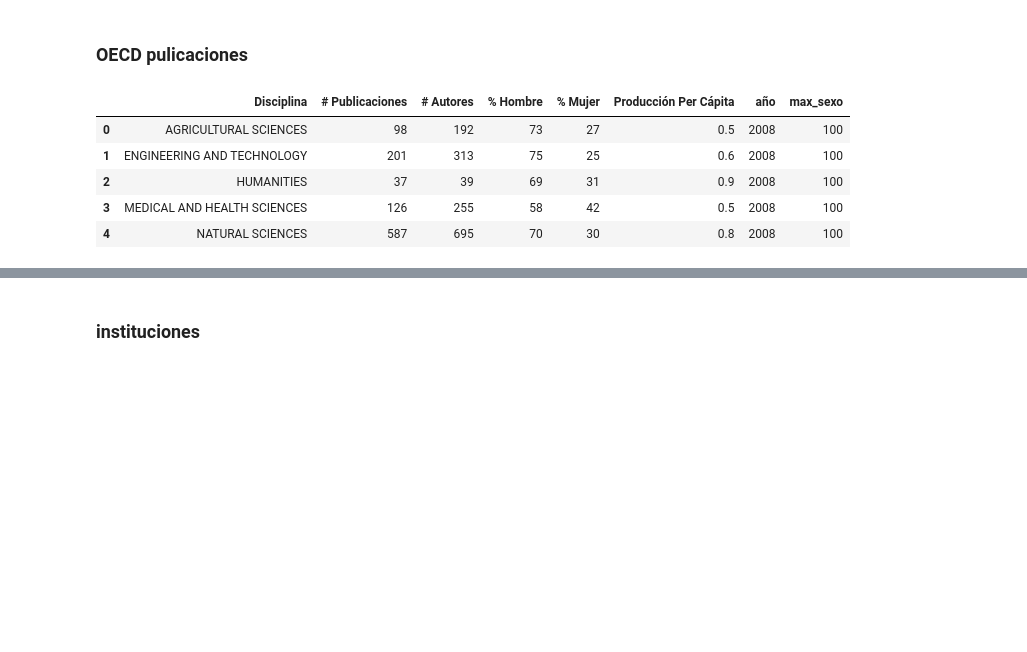
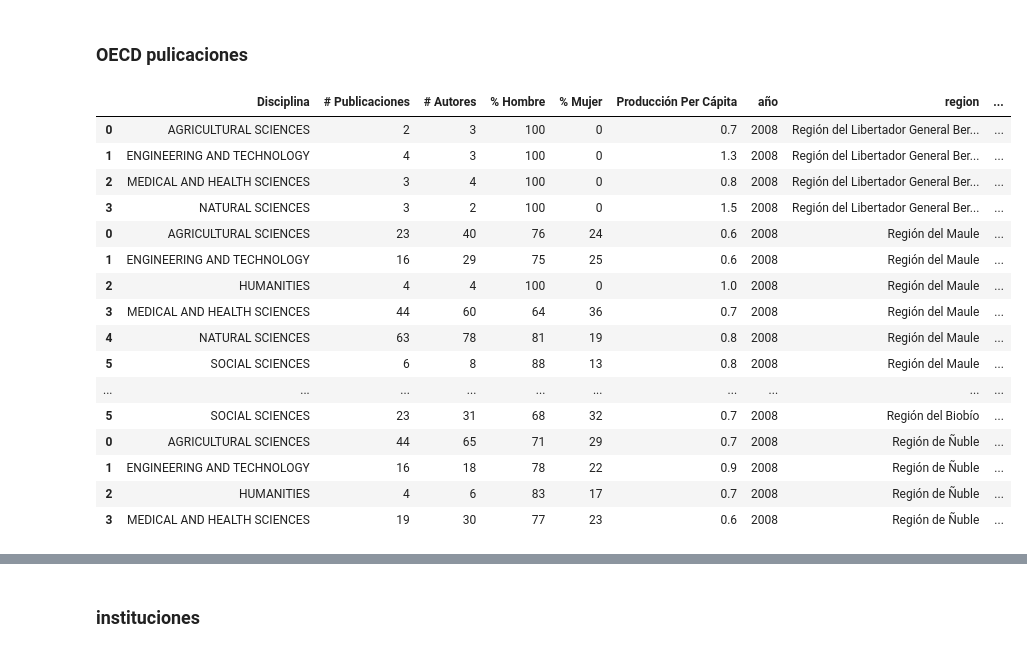
Before and after one commit to Nanocell-Lab/nodo_CTCI, a Jupyter notebook: 04_Investigación.ipynb, the cells around one changed output, grey strips where cells are left out. Drawn from its saved outputs; the diff is of its cells as text; code cells hidden in the pictures; blank space fills up the shorter version.

```diff
--- a/04_Investigación.ipynb
+++ b/04_Investigación.ipynb
@@ -84,10 +84,10 @@ pd_long
 
 ### Datos concatenads al scrapear individualmente por año.
 # %%
-datos_region = pd.read_csv("data/DataCiencia_reporteRegion_sur.csv",index_col=0)
-datos_oecd = pd.read_csv("data/DataCiencia_reporteOECD_sur.csv",index_col=0)
-datos_wos = pd.read_csv("data/DataCiencia_reporteWoS_sur.csv",index_col=0)
-datos_inst = pd.read_csv("data/DataCiencia_reporteInst_sur.csv",index_col=0)
+datos_region = pd.read_csv("data/DataCiencia_reporteRegion_sur.v2.csv",index_col=0)
+datos_oecd = pd.read_csv("data/DataCiencia_reporteOECD_sur.v2.csv",index_col=0)
+datos_wos = pd.read_csv("data/DataCiencia_reporteWoS_sur.v2.csv",index_col=0)
+datos_inst = pd.read_csv("data/DataCiencia_reporteInst_sur.v2.csv",index_col=0)
 # %%
 datos_region.head()
 # %% [output]
@@ -168,11 +168,22 @@ datos_oecd["% Hombre"] = datos_oecd["% Hombre"].str.strip("%").copy()
 
 datos_oecd["max_sexo"] = 100
 # %%
-datos_oecd.head()
+datos_oecd.head(20)
 # %% [output]
-|  | Disciplina | # Publicaciones | # Autores | % Hombre | % Mujer | Producción Per Cápita | año | max_sexo |
-| 0 | AGRICULTURAL SCIENCES | 98 | 192 | 73 | 27 | 0.5 | 2008 | 100 |
-| 1 | ENGINEERING AND TECHNOLOGY | 201 | 313 | 75 | 25 | 0.6 | 2008 | 100 |
-| 2 | HUMANITIES | 37 | 39 | 69 | 31 | 0.9 | 2008 | 100 |
-| 3 | MEDICAL AND HEALTH SCIENCES | 126 | 255 | 58 | 42 | 0.5 | 2008 | 100 |
-| 4 | NATURAL SCIENCES | 587 | 695 | 70 | 30 | 0.8 | 2008 | 100 |
+|  | Disciplina | # Publicaciones | # Autores | % Hombre | % Mujer | Producción Per Cápita | año | region | ... |
+| 0 | AGRICULTURAL SCIENCES | 2 | 3 | 100 | 0 | 0.7 | 2008 | Región del Libertador General Ber... | ... |
+| 1 | ENGINEERING AND TECHNOLOGY | 4 | 3 | 100 | 0 | 1.3 | 2008 | Región del Libertador General Ber... | ... |
+| 2 | MEDICAL AND HEALTH SCIENCES | 3 | 4 | 100 | 0 | 0.8 | 2008 | Región del Libertador General Ber... | ... |
+| 3 | NATURAL SCIENCES | 3 | 2 | 100 | 0 | 1.5 | 2008 | Región del Libertador General Ber... | ... |
+| 0 | AGRICULTURAL SCIENCES | 23 | 40 | 76 | 24 | 0.6 | 2008 | Región del Maule | ... |
+| 1 | ENGINEERING AND TECHNOLOGY | 16 | 29 | 75 | 25 | 0.6 | 2008 | Región del Maule | ... |
+| 2 | HUMANITIES | 4 | 4 | 100 | 0 | 1.0 | 2008 | Región del Maule | ... |
+| 3 | MEDICAL AND HEALTH SCIENCES | 44 | 60 | 64 | 36 | 0.7 | 2008 | Región del Maule | ... |
+| 4 | NATURAL SCIENCES | 63 | 78 | 81 | 19 | 0.8 | 2008 | Región del Maule | ... |
+| 5 | SOCIAL SCIENCES | 6 | 8 | 88 | 13 | 0.8 | 2008 | Región del Maule | ... |
+| ... | ... | ... | ... | ... | ... | ... | ... | ... | ... |
+| 5 | SOCIAL SCIENCES | 23 | 31 | 68 | 32 | 0.7 | 2008 | Región del Biobío | ... |
+| 0 | AGRICULTURAL SCIENCES | 44 | 65 | 71 | 29 | 0.7 | 2008 | Región de Ñuble | ... |
+| 1 | ENGINEERING AND TECHNOLOGY | 16 | 18 | 78 | 22 | 0.9 | 2008 | Región de Ñuble | ... |
+| 2 | HUMANITIES | 4 | 6 | 83 | 17 | 0.7 | 2008 | Región de Ñuble | ... |
+| 3 | MEDICAL AND HEALTH SCIENCES | 19 | 30 | 77 | 23 | 0.6 | 2008 | Región de Ñuble | ... |
```
Also changed, not shown: parts of 4 cells of this notebook.
